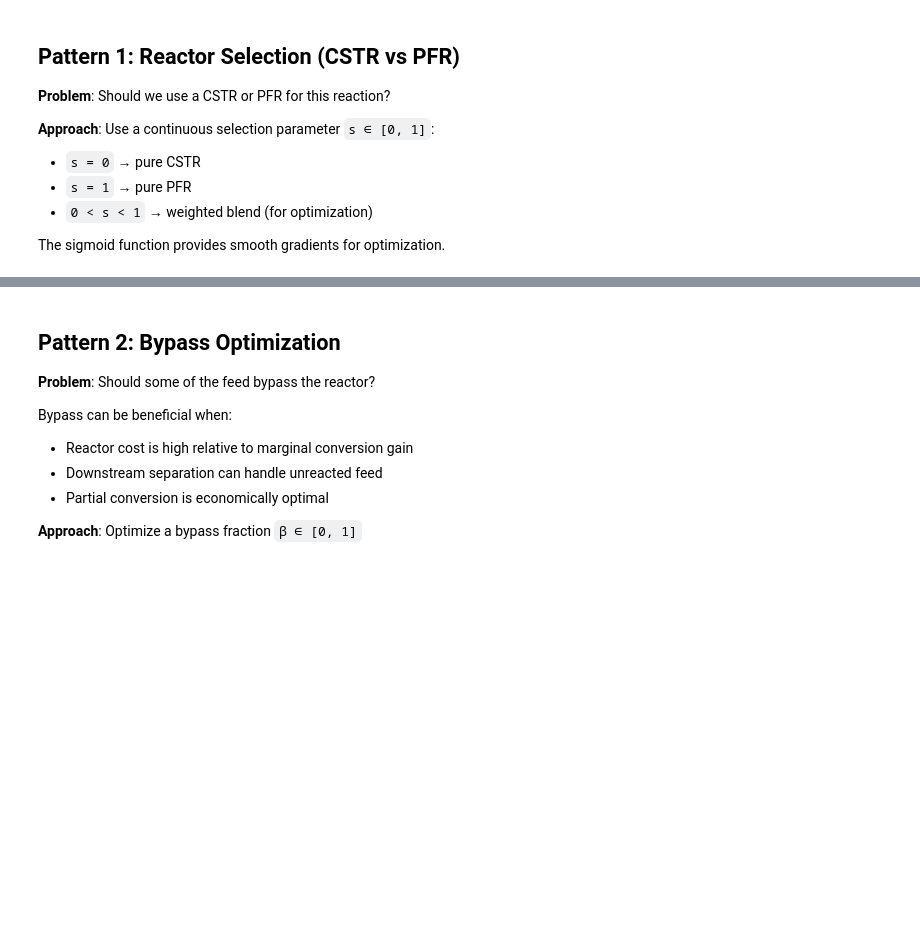
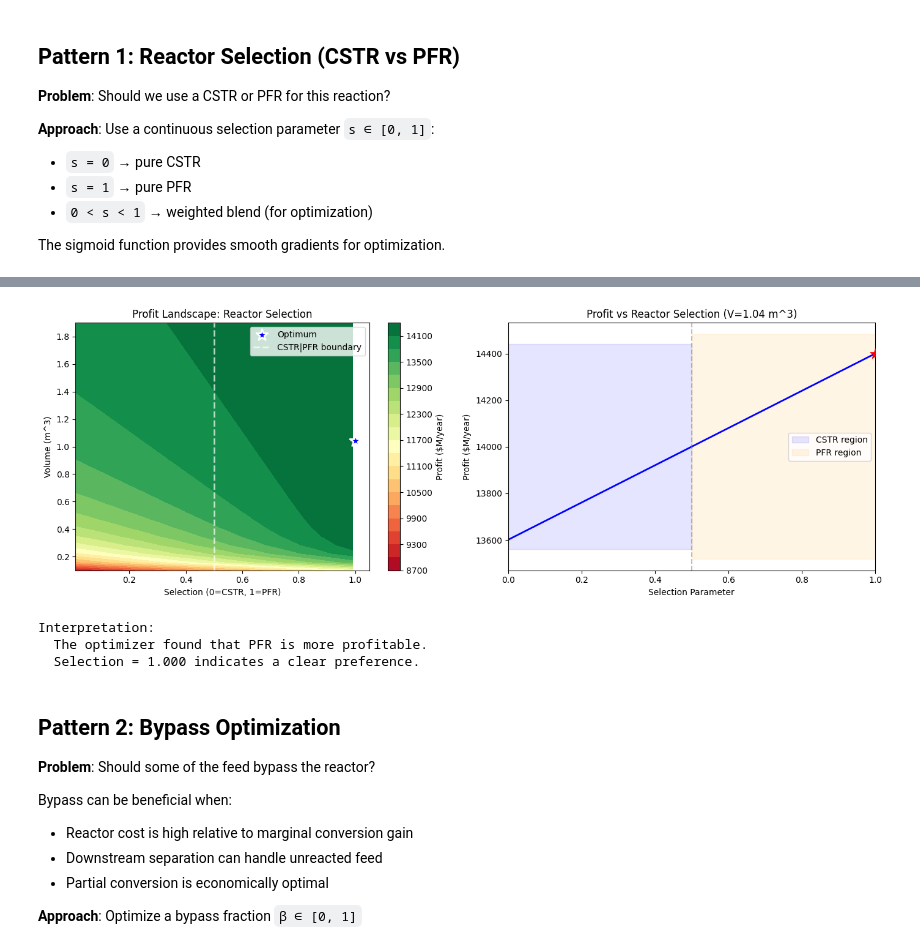
Before and after one commit to jkitchin/differentiable-flowsheets, a Jupyter notebook: examples/17_superstructure_optimization.ipynb, the cells around one changed output, grey strips where cells are left out. Drawn from its saved outputs; the diff is of its cells as text; code cells hidden in the pictures; blank space fills up the shorter version.

```diff
--- a/examples/17_superstructure_optimization.ipynb
+++ b/examples/17_superstructure_optimization.ipynb
@@ -54,20 +56,29 @@ species_data = {
 thermo = IdealThermo(species_data)
 species_order = ["A", "B"]
 
-# Stoichiometry: A → B
+# Stoichiometry: A -> B
 stoich = jnp.array([[-1.0], [+1.0]])
 
 # Arrhenius kinetics: r = k * C_A, k = A * exp(-Ea/RT)
+# Using moderate kinetics for numerical stability during optimization
 def rate_function(C: dict[str, Array], T: Array, params: dict) -> Array:
     k = params["A"] * jnp.exp(-params["Ea"] / (8.314 * T))
     return jnp.array([k * C["A"]])
 
-# Default kinetic parameters
-rate_params = {"A": jnp.array(1e6), "Ea": jnp.array(50000.0)}
+# Kinetic parameters chosen for good numerical behavior:
+# - At 300 K: k ~ 0.01 s^-1 (slow reaction)
+# - At 400 K: k ~ 0.5 s^-1 (moderate reaction)
+# - At 500 K: k ~ 10 s^-1 (fast reaction)
+rate_params = {"A": jnp.array(1e4), "Ea": jnp.array(30000.0)}
 
 # Standard feed stream
 def make_feed():
     return make_stream({"A": 10.0, "B": 0.0}, T=300.0, P=101325.0)
 
-print("Chemical system: A → B (first-order, exothermic)")
+print("Chemical system: A -> B (first-order, exothermic)")
 print(f"Kinetics: k = {float(rate_params['A']):.1e} * exp(-{float(rate_params['Ea'])/1000:.1f} kJ/mol / RT)")
+
+# Show rate constants at different temperatures
+for T in [300.0, 400.0, 500.0]:
+    k = float(rate_params['A']) * jnp.exp(-float(rate_params['Ea']) / (8.314 * T))
+    print(f"  k({T:.0f} K) = {k:.3f} s^-1")
@@ -180,59 +223,80 @@ print(f"  Profit: ${-float(reactor_selection_objective(result.params)):.3f}M/yea
 # %%
 # Visualize the selection landscape
-n_grid = 20
-selection_range = jnp.linspace(-3, 3, n_grid)  # Unconstrained space
-V_range = jnp.linspace(-1, 2, n_grid)  # log(V) space
+# Create a uniform grid in the TRANSFORMED space (what we plot)
+# This avoids distortion from the sigmoid nonlinearity
+n_grid = 30
 
-sel_grid, V_grid = jnp.meshgrid(selection_range, V_range)
+# Create uniform grids in the actual plotted coordinates
+selection_actual = jnp.linspace(0.01, 0.99, n_grid)  # Selection in [0, 1]
+V_actual = jnp.linspace(0.1, 1.9, n_grid)  # Volume in m^3
+
+sel_plot, V_plot = jnp.meshgrid(selection_actual, V_actual)
 
 # Fixed T at optimal
-T_param = result.params[2]
+T_param = result.x[2]
 
-@jax.jit
-def profit_at_point(sel, logV):
-    return -reactor_selection_objective(jnp.array([sel, logV, T_param]))
+# Convert back to unconstrained space for objective evaluation
+# logit is the inverse of sigmoid
+def logit(x):
+    return jnp.log(x / (1.0 - x))
 
-profit_grid = jax.vmap(jax.vmap(profit_at_point))(sel_grid, V_grid)
+def V_to_param(V):
+    """Convert actual volume to unconstrained parameter."""
+    # V = 0.01 + 1.99 * sigmoid(param)
+    # (V - 0.01) / 1.99 = sigmoid(param)
+    normalized = (V - 0.01) / 1.99
+    return logit(normalized)
+
+def profit_at_actual_point(sel, V):
+    """Compute profit given actual selection and volume values."""
+    sel_param = logit(sel)
+    V_param = V_to_param(V)
+    return -reactor_selection_objective(jnp.array([sel_param, V_param, T_param]))
+
+profit_grid = jax.vmap(jax.vmap(profit_at_actual_point))(sel_plot, V_plot)
 
 fig, axes = plt.subplots(1, 2, figsize=(14, 5))
 
-# Left: Profit surface
+# Left: Profit surface (now with uniform grid in plot coordinates)
 ax1 = axes[0]
-cs = ax1.contourf(jax.nn.sigmoid(sel_grid), jnp.exp(V_grid), profit_grid, levels=20, cmap='RdYlGn')
+cs = ax1.contourf(sel_plot, V_plot, profit_grid, levels=20, cmap='RdYlGn')
 plt.colorbar(cs, ax=ax1, label='Profit ($M/year)')
 ax1.scatter([selection], [V_opt], c='blue', s=200, marker='*',
             edgecolors='white', linewidths=2, zorder=10, label=f'Optimum')
 ax1.axvline(0.5, color='white', ls='--', lw=2, alpha=0.7, label='CSTR|PFR boundary')
 ax1.set_xlabel('Selection (0=CSTR, 1=PFR)')
-ax1.set_ylabel('Volume (m³)')
+ax1.set_ylabel('Volume (m^3)')
 ax1.set_title('Profit Landscape: Reactor Selection')
 ax1.legend(loc='upper right')
 
 # Right: Comparison at optimal V, varying selection
 ax2 = axes[1]
-sel_fine = jnp.linspace(-5, 5, 100)
-profit_vs_sel = jax.vmap(lambda s: profit_at_point(s, result.params[1]))(sel_fine)
+sel_fine = jnp.linspace(0.001, 0.999, 100)
+profit_vs_sel = jax.vmap(lambda s: profit_at_actual_point(s, V_opt))(sel_fine)
 
-ax2.plot(jax.nn.sigmoid(sel_fine), profit_vs_sel, 'b-', lw=2)
+ax2.plot(sel_fine, profit_vs_sel, 'b-', lw=2)
 ax2.axvline(0.5, color='gray', ls='--', alpha=0.5)
-ax2.scatter([selection], [-float(reactor_selection_objective(result.params))],
+ax2.scatter([selection], [-float(reactor_selection_objective(jnp.array(result.x)))],
             c='red', s=150, marker='*', zorder=10)
-ax2.fill_between([0, 0.5], ax2.get_ylim()[0], ax2.get_ylim()[1],
-                  alpha=0.1, color='blue', label='CSTR region')
-ax2.fill_between([0.5, 1], ax2.get_ylim()[0], ax2.get_ylim()[1],
-                  alpha=0.1, color='orange', label='PFR region')
+ax2.fill_between([0, 0.5], *ax2.get_ylim(), alpha=0.1, color='blue', label='CSTR region')
+ax2.fill_between([0.5, 1], *ax2.get_ylim(), alpha=0.1, color='orange', label='PFR region')
 ax2.set_xlabel('Selection Parameter')
 ax2.set_ylabel('Profit ($M/year)')
-ax2.set_title(f'Profit vs Reactor Selection (V={V_opt:.2f} m³)')
+ax2.set_title(f'Profit vs Reactor Selection (V={V_opt:.2f} m^3)')
 ax2.legend()
 ax2.set_xlim(0, 1)
 
 plt.tight_layout()
 plt.show()
 
 print(f"\nInterpretation:")
 print(f"  The optimizer found that {reactor_type} is more profitable.")
 print(f"  Selection = {selection:.3f} indicates a clear preference.")
+# %% [output]
+[figure, added]
+Interpretation:
+  The optimizer found that PFR is more profitable.
+  Selection = 1.000 indicates a clear preference.
 # %% [markdown]
 ## Pattern 2: Bypass Optimization
 
```
Also changed, not shown: parts of 10 cells of this notebook.
